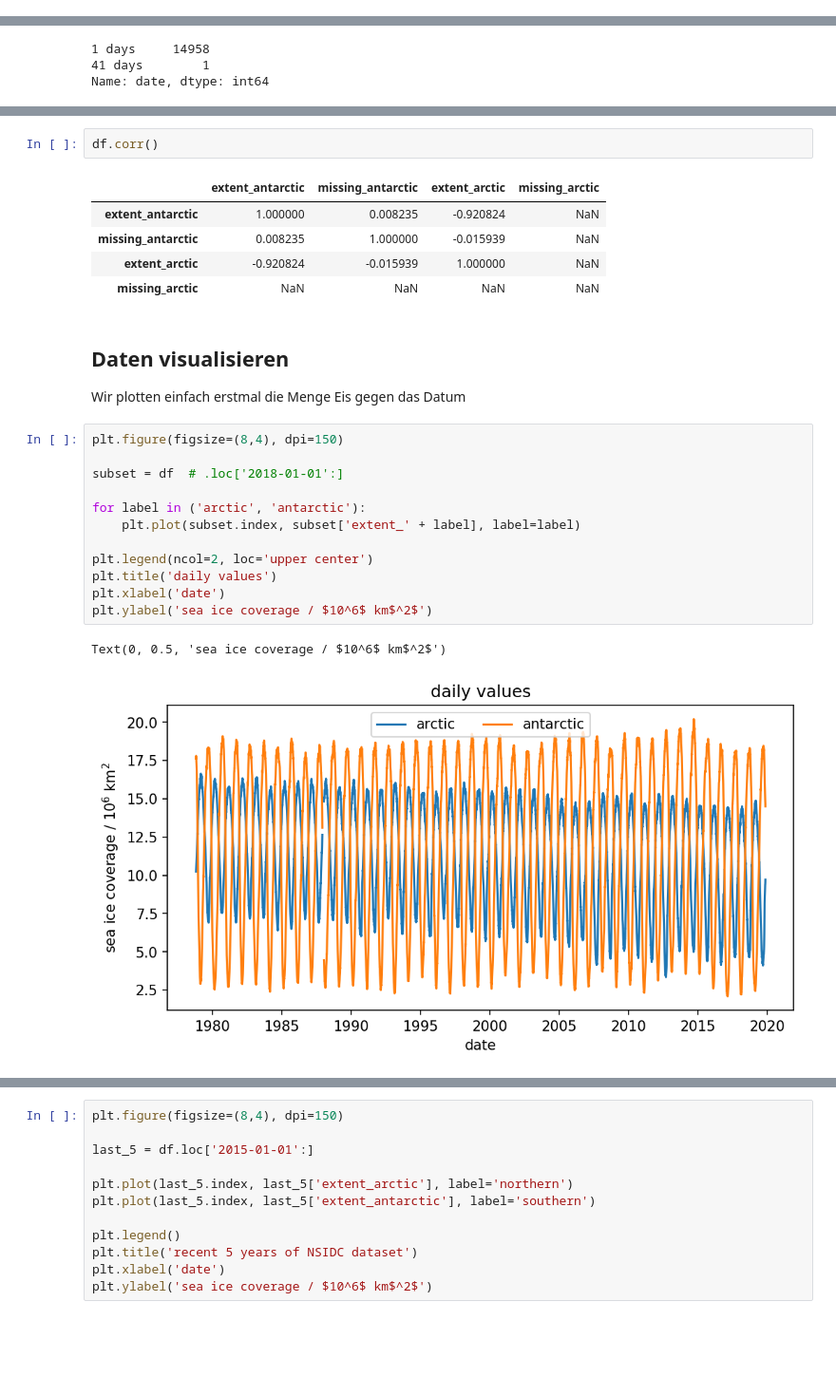
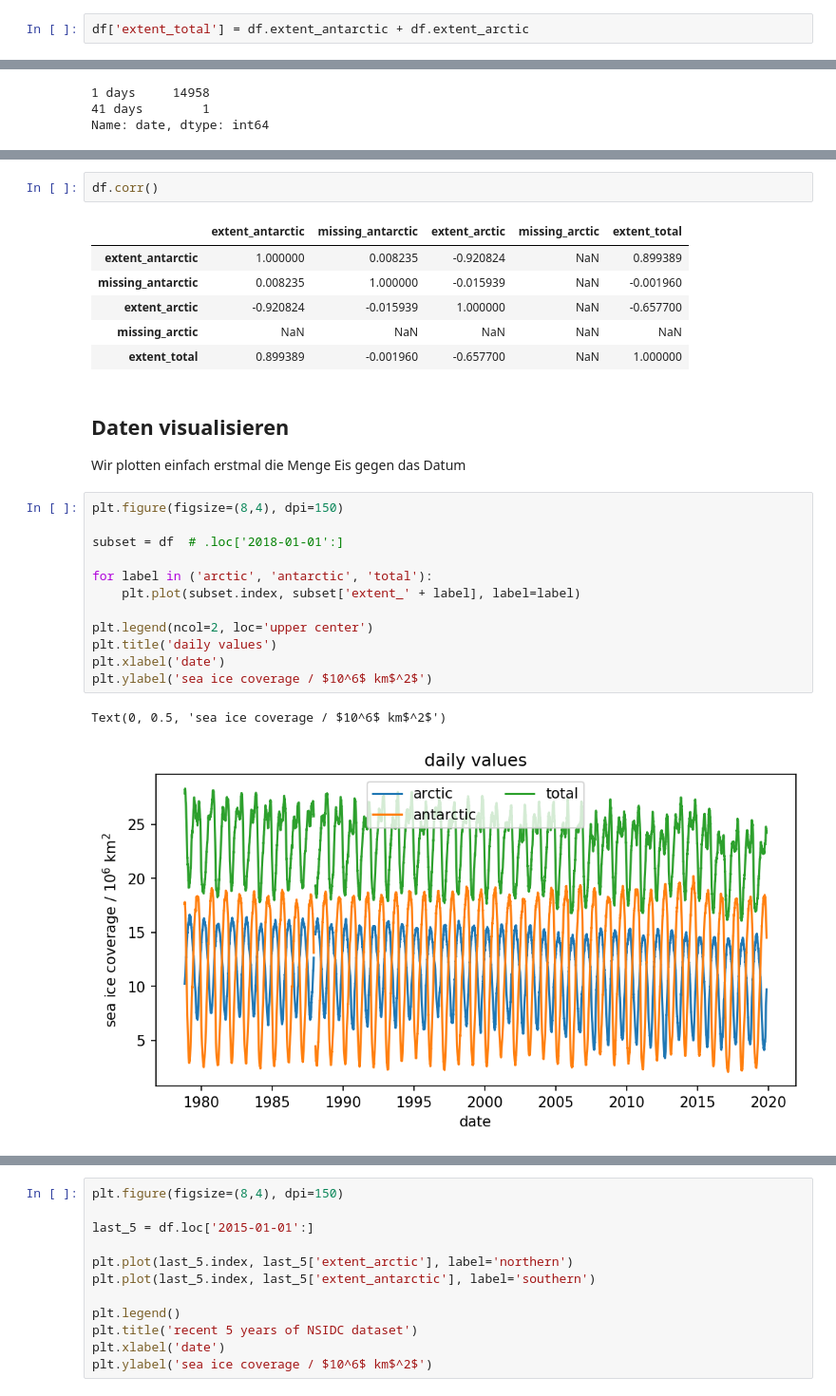
Before and after one commit to s4f-dortmund/open_data_notebooks, a Jupyter notebook: 2019-06-26_extent_analysis.ipynb, the cells around one changed output, grey strips where cells are left out. Shown at 95% size. Cells and saved outputs as stored; diff of their text form; blank space fills up the shorter version.

```diff
--- a/2019-06-26_extent_analysis.ipynb
+++ b/2019-06-26_extent_analysis.ipynb
@@ -55,6 +55,8 @@ dfs = read_icedata('data/2019-11-21/S_seaice_extent_daily_v3.0.csv')
 dfn = read_icedata('data/2019-11-21/N_seaice_extent_daily_v3.0.csv')
 
 df = dfs.join(dfn, lsuffix='_antarctic', rsuffix='_arctic', how='outer')
+# %%
+df['extent_total'] = df.extent_antarctic + df.extent_arctic
 # %%
 df.describe()
 # %% [output]
@@ -91,11 +92,12 @@ df.head()
 # %%
 df.corr()
 # %% [output]
-|  | extent_antarctic | missing_antarctic | extent_arctic | missing_arctic |
-| extent_antarctic | 1.000000 | 0.008235 | -0.920824 | NaN |
-| missing_antarctic | 0.008235 | 1.000000 | -0.015939 | NaN |
-| extent_arctic | -0.920824 | -0.015939 | 1.000000 | NaN |
-| missing_arctic | NaN | NaN | NaN | NaN |
+|  | extent_antarctic | missing_antarctic | extent_arctic | missing_arctic | extent_total |
+| extent_antarctic | 1.000000 | 0.008235 | -0.920824 | NaN | 0.899389 |
+| missing_antarctic | 0.008235 | 1.000000 | -0.015939 | NaN | -0.001960 |
+| extent_arctic | -0.920824 | -0.015939 | 1.000000 | NaN | -0.657700 |
+| missing_arctic | NaN | NaN | NaN | NaN | NaN |
+| extent_total | 0.899389 | -0.001960 | -0.657700 | NaN | 1.000000 |
 # %% [markdown]
 ## Daten visualisieren
 
@@ -103,18 +105,18 @@ Wir plotten einfach erstmal die Menge Eis gegen das Datum
 # %%
 plt.figure(figsize=(8,4), dpi=150)
 
 subset = df  # .loc['2018-01-01':]
 
-for label in ('arctic', 'antarctic'):
+for label in ('arctic', 'antarctic', 'total'):
     plt.plot(subset.index, subset['extent_' + label], label=label)
 
 plt.legend(ncol=2, loc='upper center')
 plt.title('daily values')
 plt.xlabel('date')
 plt.ylabel('sea ice coverage / $10^6$ km$^2$')
 # %% [output]
 Text(0, 0.5, 'sea ice coverage / $10^6$ km$^2$')
-[figure, old version]
+[figure, new version]
 # %%
 plt.figure(figsize=(8,4), dpi=150)
 
```
Also changed, not shown: parts of 37 cells of this notebook.
